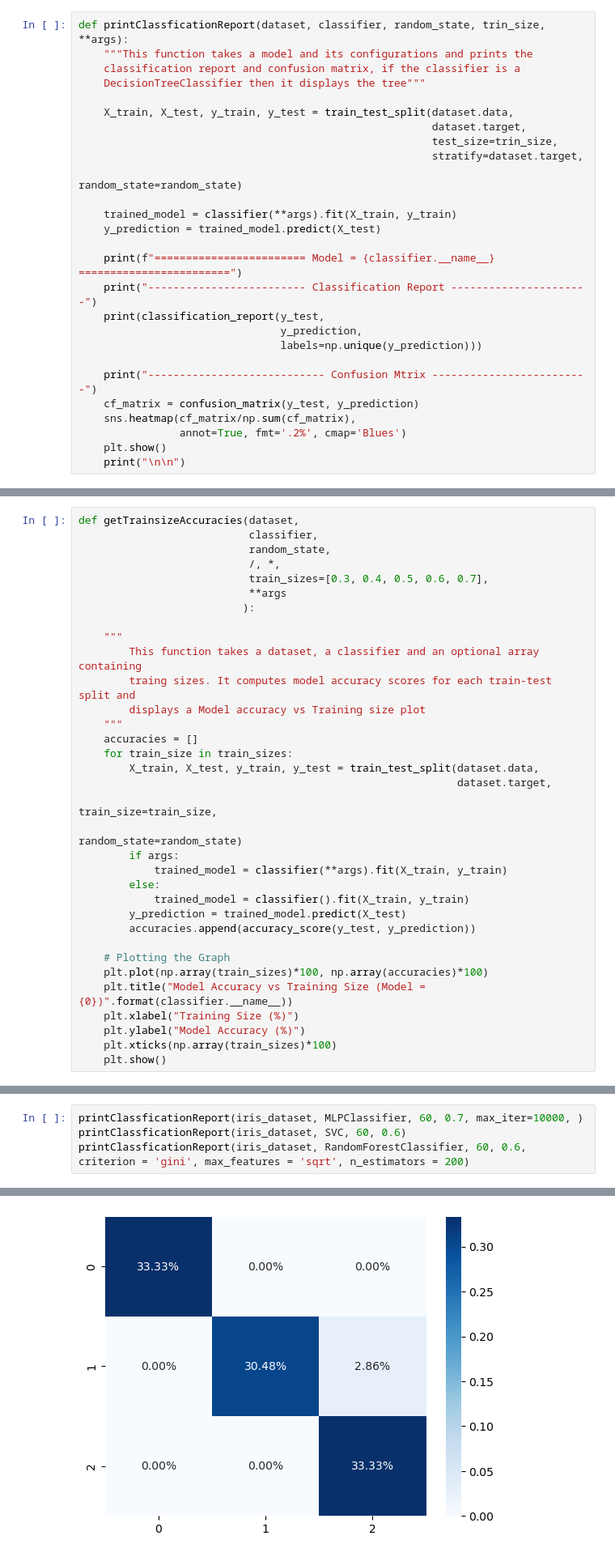
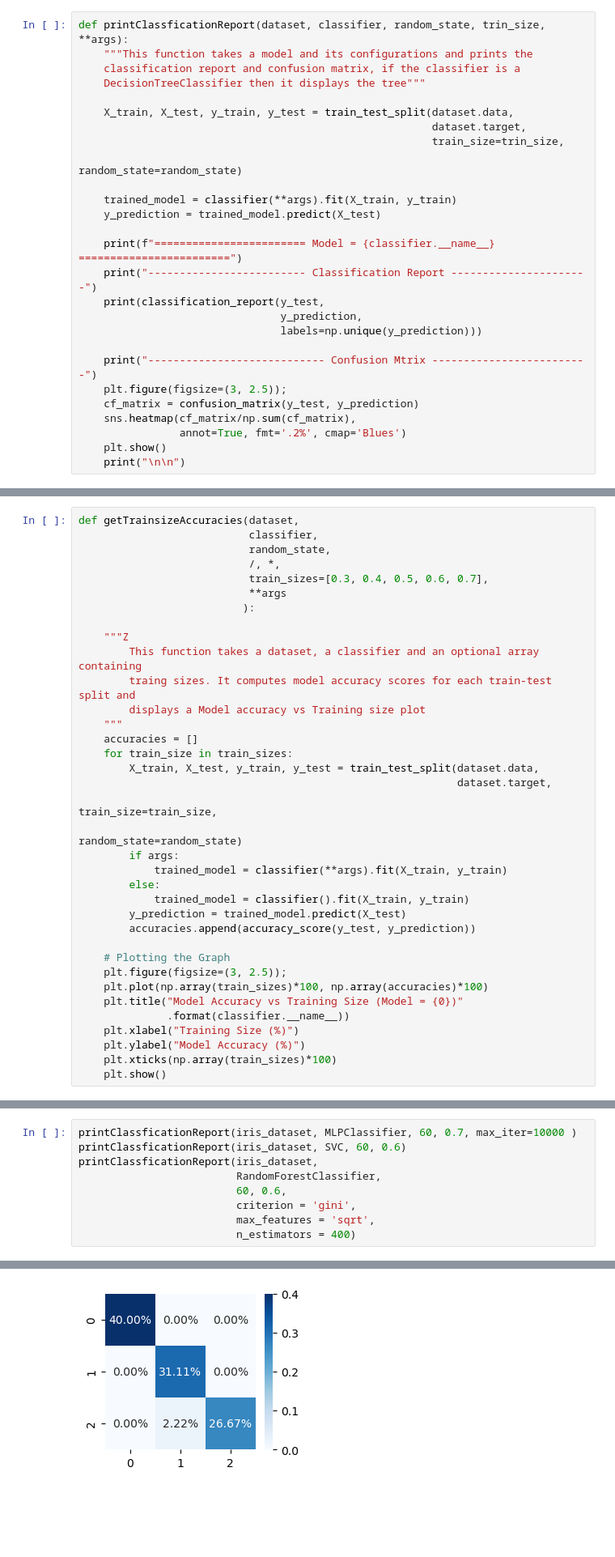
Before and after one commit to Koushik0001/ML_Lab, a Jupyter notebook: assignment_2.ipynb, the cells around one changed output, grey strips where cells are left out. Shown at 81% size. Drawn from its saved outputs; the diff is of its cells as text; blank space fills up the shorter version.

```diff
--- a/assignment_2.ipynb
+++ b/assignment_2.ipynb
@@ -31,8 +33,7 @@ def printClassficationReport(dataset, classifier, random_state, trin_size, **arg
 
     X_train, X_test, y_train, y_test = train_test_split(dataset.data,
                                                         dataset.target,
-                                                        test_size=trin_size,
-                                                        stratify=dataset.target,
+                                                        train_size=trin_size,
                                                         random_state=random_state)
 
     trained_model = classifier(**args).fit(X_train, y_train)
@@ -45,6 +46,7 @@ def printClassficationReport(dataset, classifier, random_state, trin_size, **arg
                                 labels=np.unique(y_prediction)))
 
     print("---------------------------- Confusion Mtrix -------------------------")
+    plt.figure(figsize=(3, 2.5));
     cf_matrix = confusion_matrix(y_test, y_prediction)
     sns.heatmap(cf_matrix/np.sum(cf_matrix),
                 annot=True, fmt='.2%', cmap='Blues')
@@ -82,7 +84,7 @@ def getTrainsizeAccuracies(dataset,
                            **args
                           ):
 
-    """
+    """Z
         This function takes a dataset, a classifier and an optional array containing
         traing sizes. It computes model accuracy scores for each train-test split and
         displays a Model accuracy vs Training size plot
@@ -101,8 +103,10 @@ def getTrainsizeAccuracies(dataset,
         accuracies.append(accuracy_score(y_test, y_prediction))
 
     # Plotting the Graph
+    plt.figure(figsize=(3, 2.5));
     plt.plot(np.array(train_sizes)*100, np.array(accuracies)*100)
-    plt.title("Model Accuracy vs Training Size (Model = {0})".format(classifier.__name__))
+    plt.title("Model Accuracy vs Training Size (Model = {0})"
+              .format(classifier.__name__))
     plt.xlabel("Training Size (%)")
     plt.ylabel("Model Accuracy (%)")
     plt.xticks(np.array(train_sizes)*100)
@@ -320,7 +353,12 @@ displayROCPlot(iris_dataset,
 # %%
-printClassficationReport(iris_dataset, MLPClassifier, 60, 0.7, max_iter=10000, )
+printClassficationReport(iris_dataset, MLPClassifier, 60, 0.7, max_iter=10000 )
 printClassficationReport(iris_dataset, SVC, 60, 0.6)
-printClassficationReport(iris_dataset, RandomForestClassifier, 60, 0.6, criterion = 'gini', max_features = 'sqrt', n_estimators = 200)
+printClassficationReport(iris_dataset,
+                         RandomForestClassifier,
+                         60, 0.6,
+                         criterion = 'gini',
+                         max_features = 'sqrt',
+                         n_estimators = 400)
 # %% [output]
 ======================== Model = MLPClassifier ========================
 ------------------------- Classification Report ----------------------
@@ -336,6 +374,6 @@ weighted avg       0.97      0.97      0.97       105
 
 ---------------------------- Confusion Mtrix -------------------------
-[figure, old version]
+[figure, new version]
 ======================== Model = SVC ========================
 ------------------------- Classification Report ----------------------
               precision    recall  f1-score   support
```
Also changed, not shown: parts of 54 cells of this notebook.
